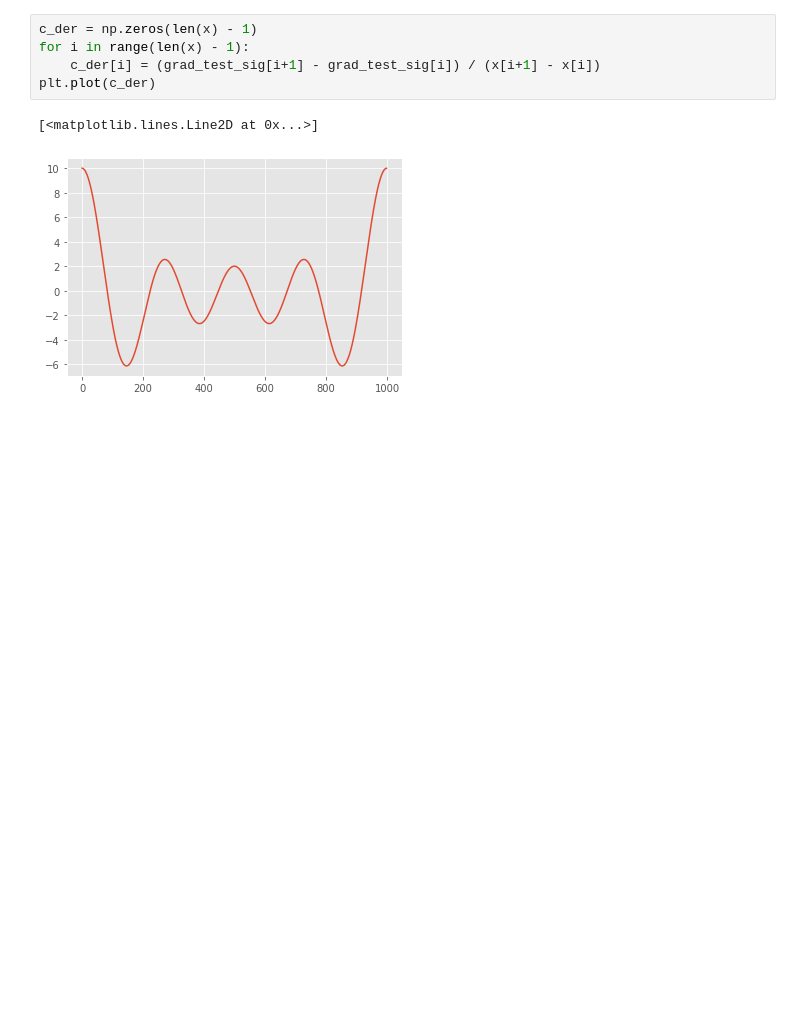
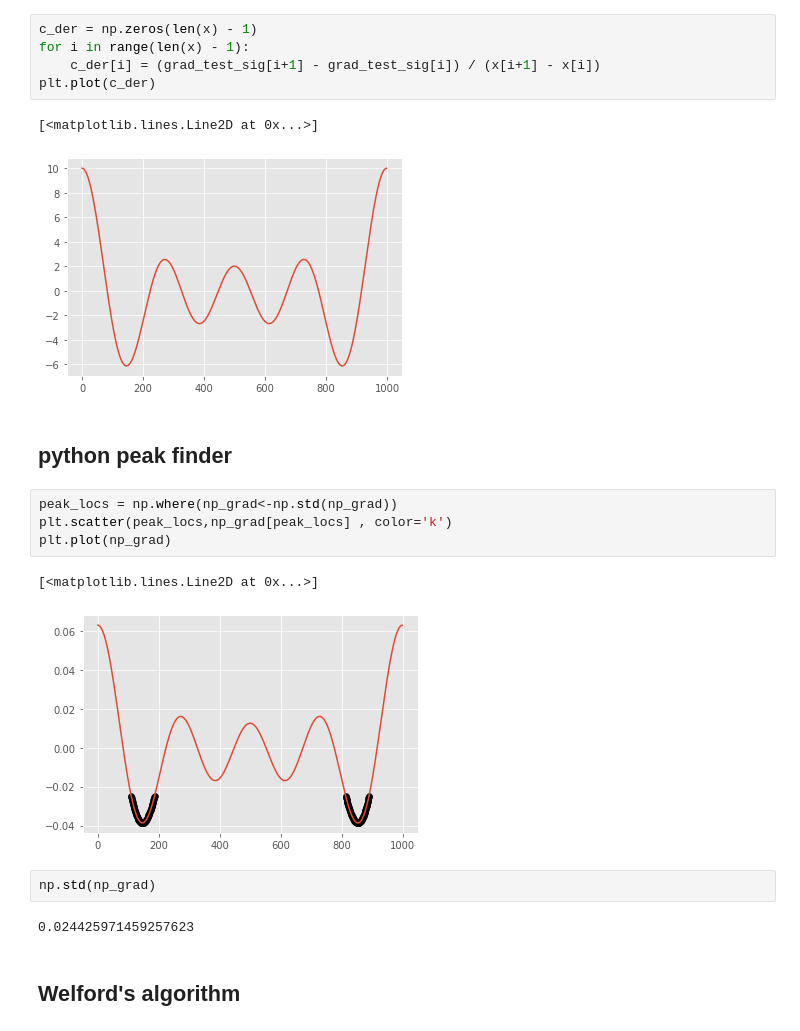
Before and after one commit to mikolajmale/SmartVape, a Jupyter notebook: scripts/c_like_implementations.ipynb, the cells around one changed output. Saved outputs shown, nothing was run; the diff lists cells and outputs as text; blank space fills up the shorter version.

Commit message:
add python clike impl for hr calc

```diff
--- a/scripts/c_like_implementations.ipynb
+++ b/scripts/c_like_implementations.ipynb
@@ -72,3 +73,18 @@ plt.plot(c_der)
 # %% [output]
 [<matplotlib.lines.Line2D at 0x...>]
 [figure]
+# %% [markdown]
+## python peak finder
+# %%
+peak_locs = np.where(np_grad<-np.std(np_grad))
+plt.scatter(peak_locs,np_grad[peak_locs] , color='k')
+plt.plot(np_grad)
+# %% [output]
+[<matplotlib.lines.Line2D at 0x...>]
+[figure, added]
+# %%
+np.std(np_grad)
+# %% [output]
+0.024425971459257623
+# %% [markdown]
+## Welford's algorithm
```
Also changed, not shown: parts of 6 cells of this notebook.
